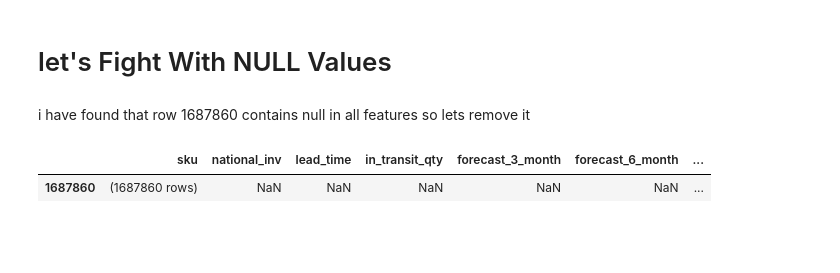
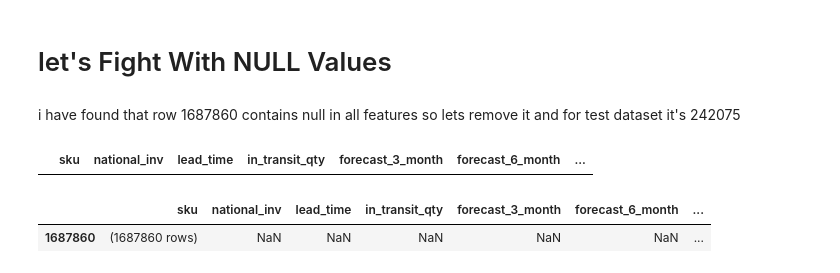
Before and after one commit to Krish-Goyani/Back-Order-Prediction, a Jupyter notebook: back-order-prediction.ipynb, the cells around one changed output. Cells and saved outputs as stored; diff of their text form; code cells hidden in the pictures; blank space fills up the shorter version.

```diff
--- a/back-order-prediction.ipynb
+++ b/back-order-prediction.ipynb
@@ -214,4 +222,4 @@ The default value of numeric_only in DataFrame.corr is deprecated. In a future v
 # %% [markdown]
 # let's Fight With NULL Values
 # %% [markdown]
-i have found that row 1687860 contains null in all features so lets remove it
+i have found that row 1687860 contains null in all features so lets remove it and for test dataset it's 242075
@@ -218 +228,5 @@ i have found that row 1687860 contains null in all features so lets remove it
+# %%
+test_df[test_df['in_transit_qty'].isnull()]
+# %% [output]
+|  | sku | national_inv | lead_time | in_transit_qty | forecast_3_month | forecast_6_month | ... |
 # %%
```
Also changed, not shown: parts of 45 cells of this notebook.
